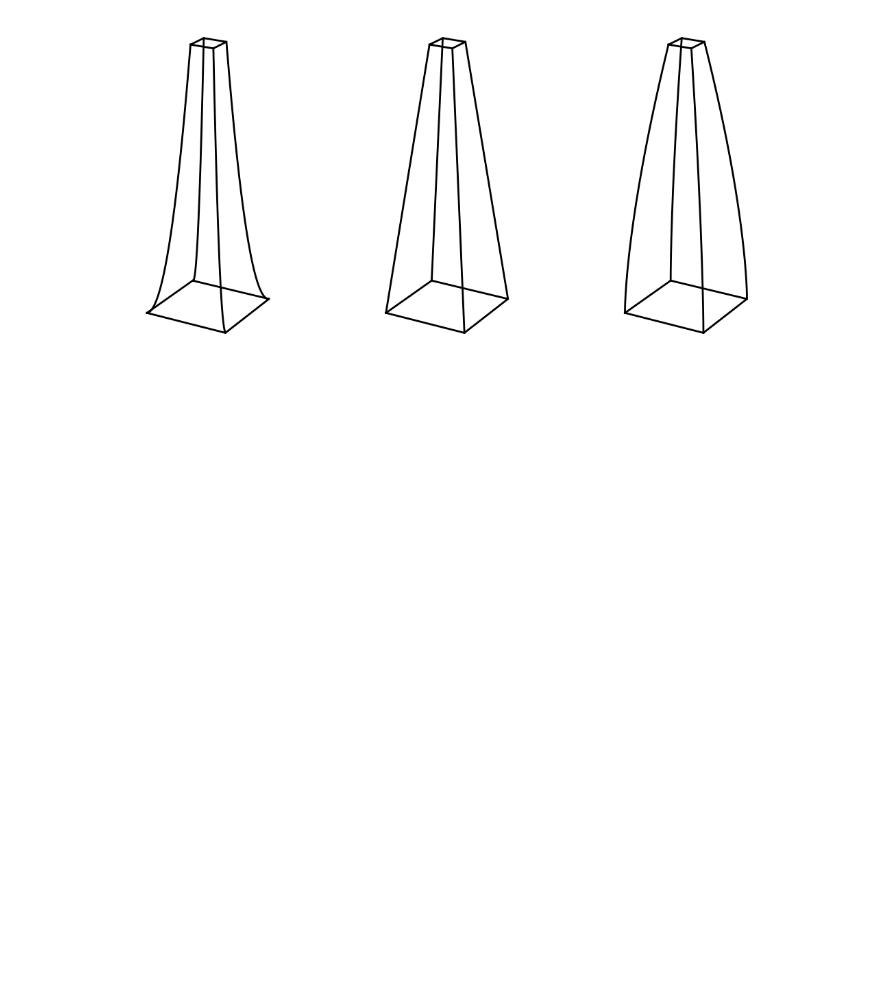
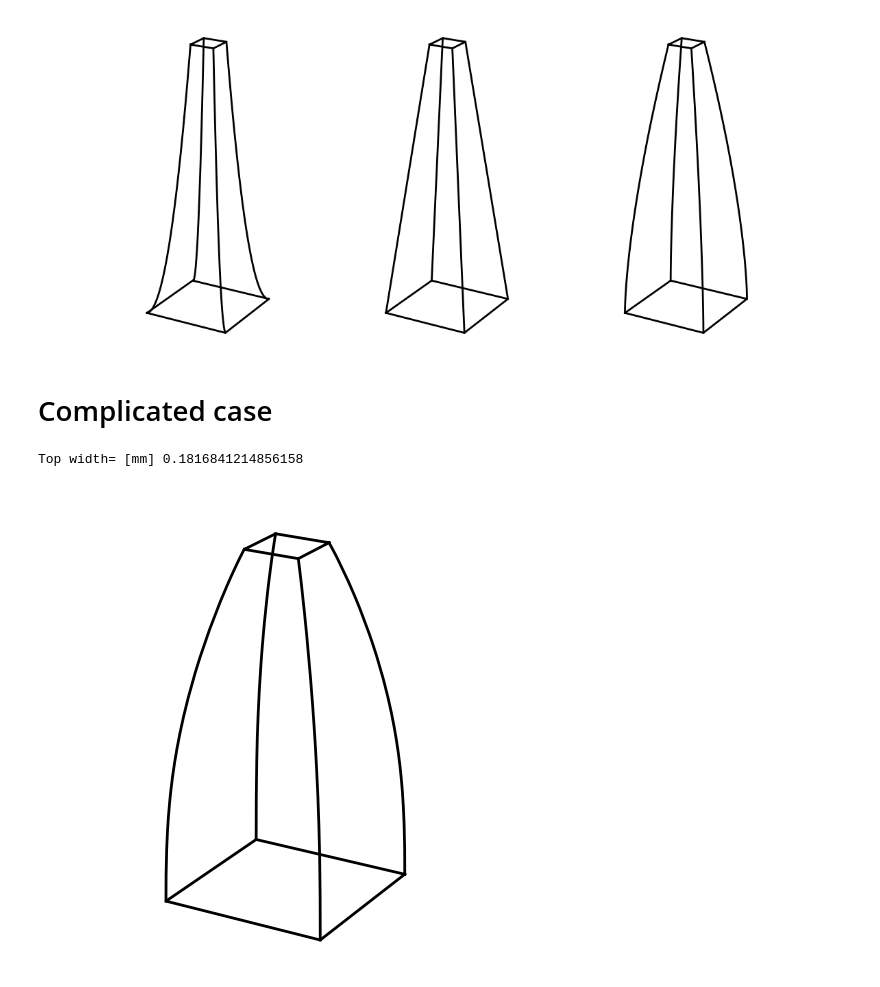
Before and after one commit to ryota630/OpticsRT, a Jupyter notebook: SWS_layout.ipynb, the cells around one changed output. Saved outputs shown, nothing was run; the diff lists cells and outputs as text; code cells hidden in the pictures; blank space fills up the shorter version.

Commit message:
sws layout add Klopfenstein

```diff
--- a/SWS_layout.ipynb
+++ b/SWS_layout.ipynb
@@ -67,3 +69,5 @@ fig.subplots_adjust(wspace = -0.25)
 plt.savefig('sws.png',dpi = 1000,bbox_inches = 'tight',transparent = False)
 # %% [output]
 [figure]
+# %% [markdown]
+# Complicated case
@@ -69,0 +90,35 @@ plt.savefig('sws.png',dpi = 1000,bbox_inches = 'tight',transparent = False)
+# %%
+h = 1.5    # height [mm]
+num = 1001
+input_n = 3.123
+gamma_m = 0.02
+p = 0.54    # ptich [mm]
+
+n0 = 1
+vc = 90e+9
+
+col = 'k' # line color
+lw = 2    # line width
+
+el = 21  # elevation
+az = 120 # azimth
+# %%
+rtlib = RTlib.Transmission_lib()
+n_arr,z_arr,space = rtlib.Klopfenstein(h,num,n0,input_n,gamma_m)
+w_arr, d_arr,top_width = rtlib.Find_width(vc,n0,input_n,p,n_arr,z_arr)
+# %% [output]
+Top width= [mm] 0.1816841214856158
+# %%
+cut = int(len(w_arr)/3)
+w_arr_cut = w_arr[cut:cut+int(cut/2)]*(-2)
+
+fig = plt.figure(figsize = (6,10))
+ax = fig.add_subplot(111,projection = '3d')
+
+lib.Plot_layout(ax,el,az)
+lib.Plot_SWS(ax,w_arr_cut,z_arr,lw,col)
+
+fig.subplots_adjust(wspace = -0.25)
+plt.savefig('sws_klop.png',dpi = 1000,bbox_inches = 'tight',transparent = False)
+# %% [output]
+[figure, added]
```
Also changed, not shown: parts of 2 cells of this notebook.
